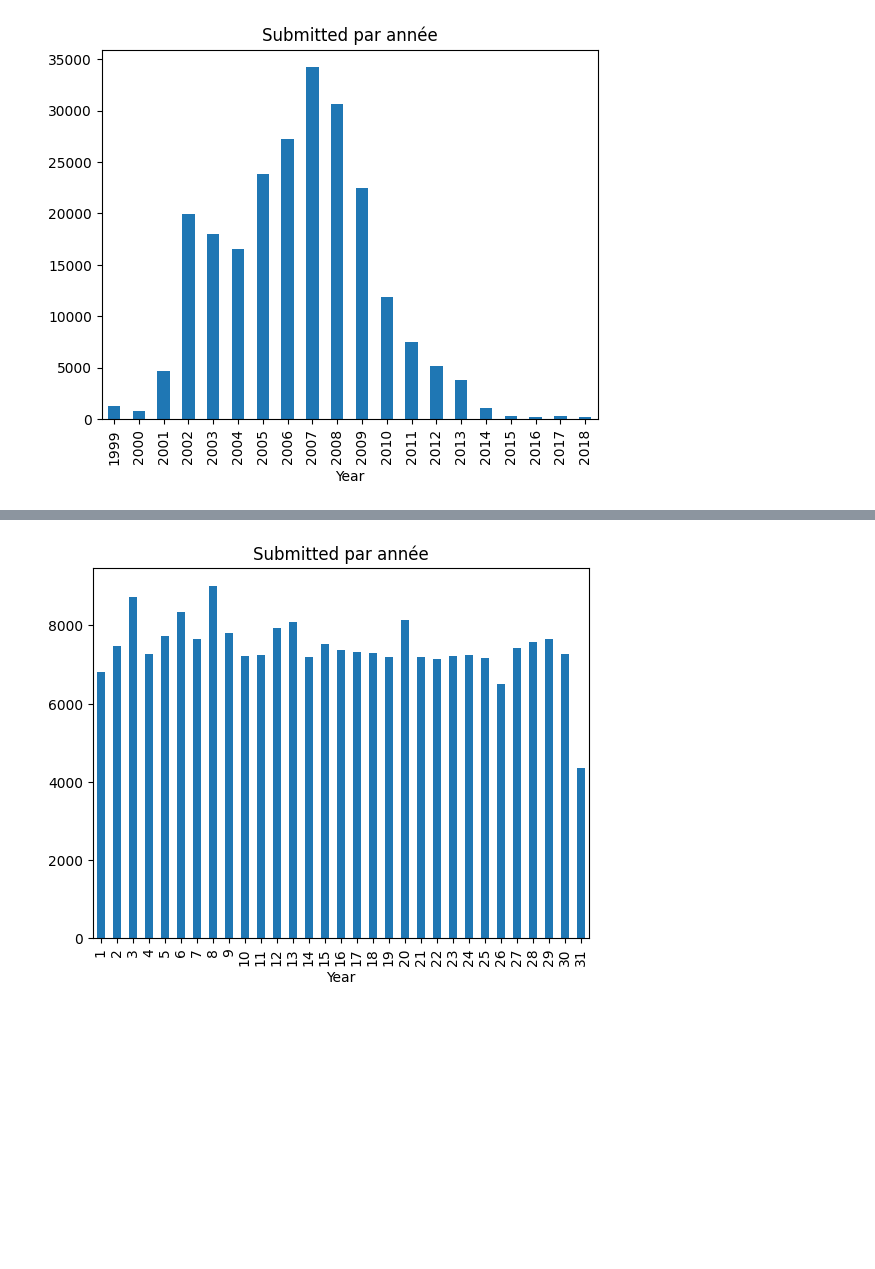
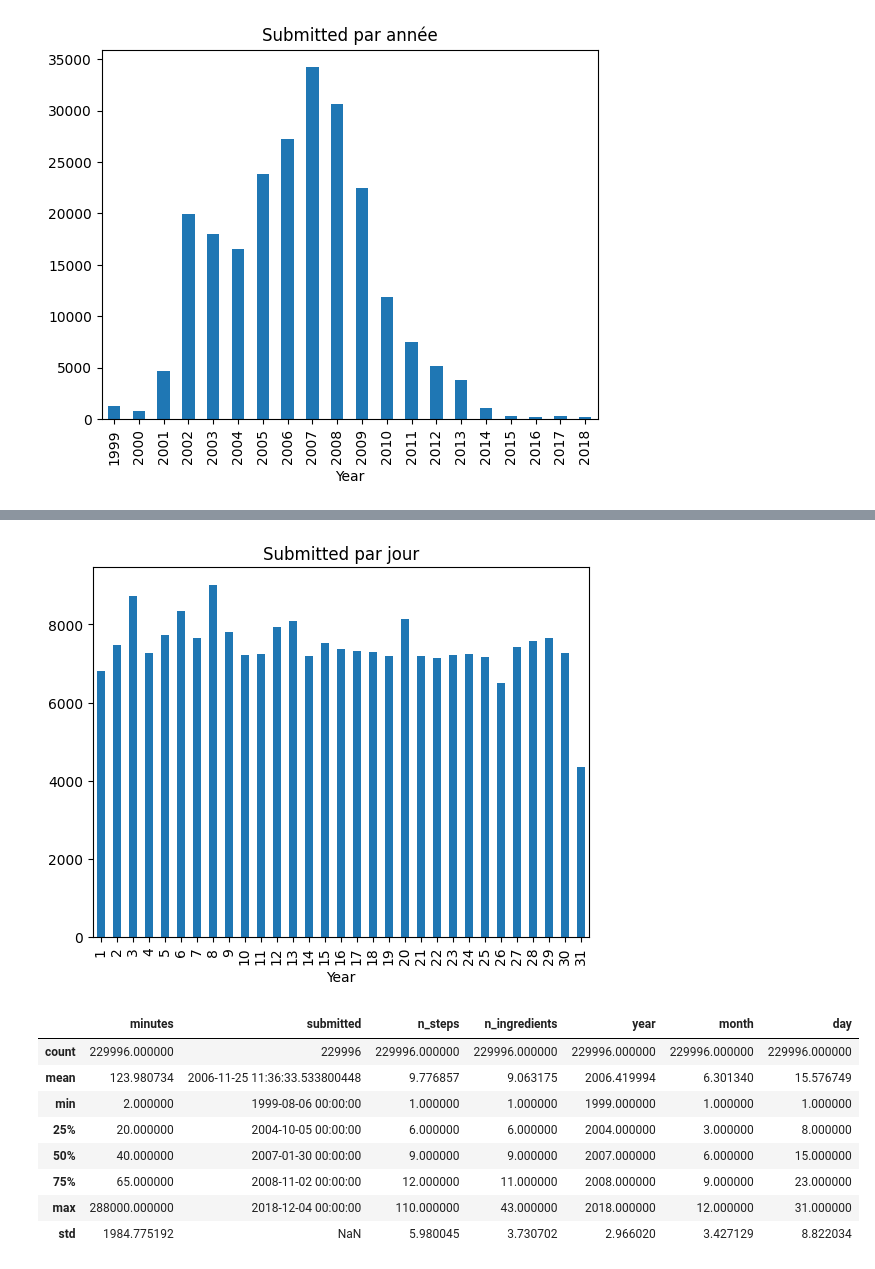
Before and after one commit to amaldre/projet_Kit_Big_Data, a Jupyter notebook: data_processing/eda__features_mode.ipynb, the cells around one changed output, grey strips where cells are left out. Saved outputs shown, nothing was run; the diff lists cells and outputs as text; code cells hidden in the pictures; blank space fills up the shorter version.

```diff
--- a/data_processing/eda__features_mode.ipynb
+++ b/data_processing/eda__features_mode.ipynb
@@ -547,8 +600,20 @@ plt.show()
 
 submissions_per_day = df_g['day'].value_counts().sort_index()
 
-submissions_per_day.plot(kind='bar', title='Submitted par année')
+submissions_per_day.plot(kind='bar', title='Submitted par jour')
 plt.xlabel('Year')
 plt.show()
 # %% [output]
-[figure, old version]
+[figure, new version]
+# %%
+df_g.describe()
+# %% [output]
+|  | minutes | submitted | n_steps | n_ingredients | year | month | day |
+| count | 229996.000000 | 229996 | 229996.000000 | 229996.000000 | 229996.000000 | 229996.000000 | 229996.000000 |
+| mean | 123.980734 | 2006-11-25 11:36:33.533800448 | 9.776857 | 9.063175 | 2006.419994 | 6.301340 | 15.576749 |
+| min | 2.000000 | 1999-08-06 00:00:00 | 1.000000 | 1.000000 | 1999.000000 | 1.000000 | 1.000000 |
+| 25% | 20.000000 | 2004-10-05 00:00:00 | 6.000000 | 6.000000 | 2004.000000 | 3.000000 | 8.000000 |
+| 50% | 40.000000 | 2007-01-30 00:00:00 | 9.000000 | 9.000000 | 2007.000000 | 6.000000 | 15.000000 |
+| 75% | 65.000000 | 2008-11-02 00:00:00 | 12.000000 | 11.000000 | 2008.000000 | 9.000000 | 23.000000 |
+| max | 288000.000000 | 2018-12-04 00:00:00 | 110.000000 | 43.000000 | 2018.000000 | 12.000000 | 31.000000 |
+| std | 1984.775192 | NaN | 5.980045 | 3.730702 | 2.966020 | 3.427129 | 8.822034 |
```
Also changed, not shown: parts of 28 cells of this notebook.
